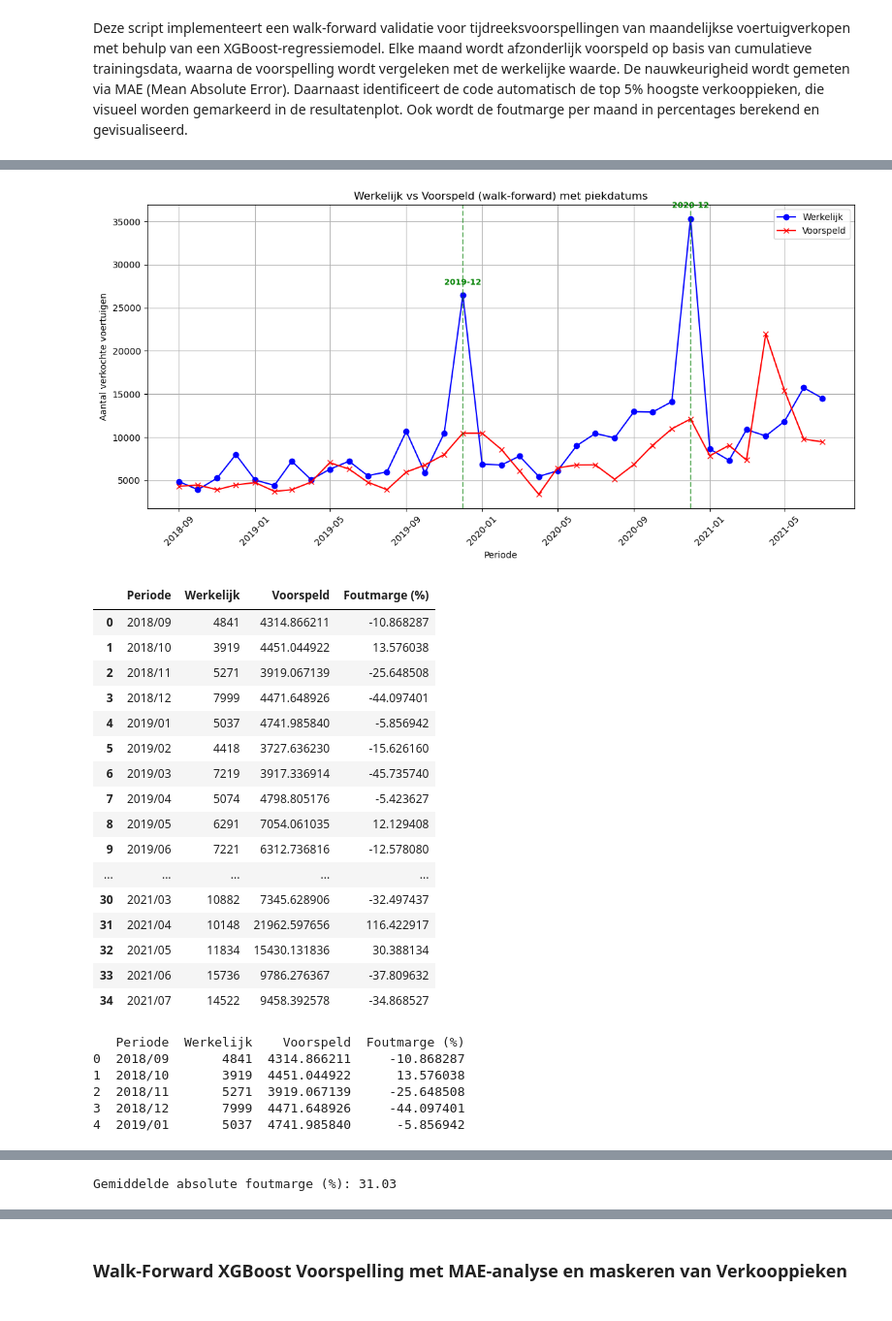
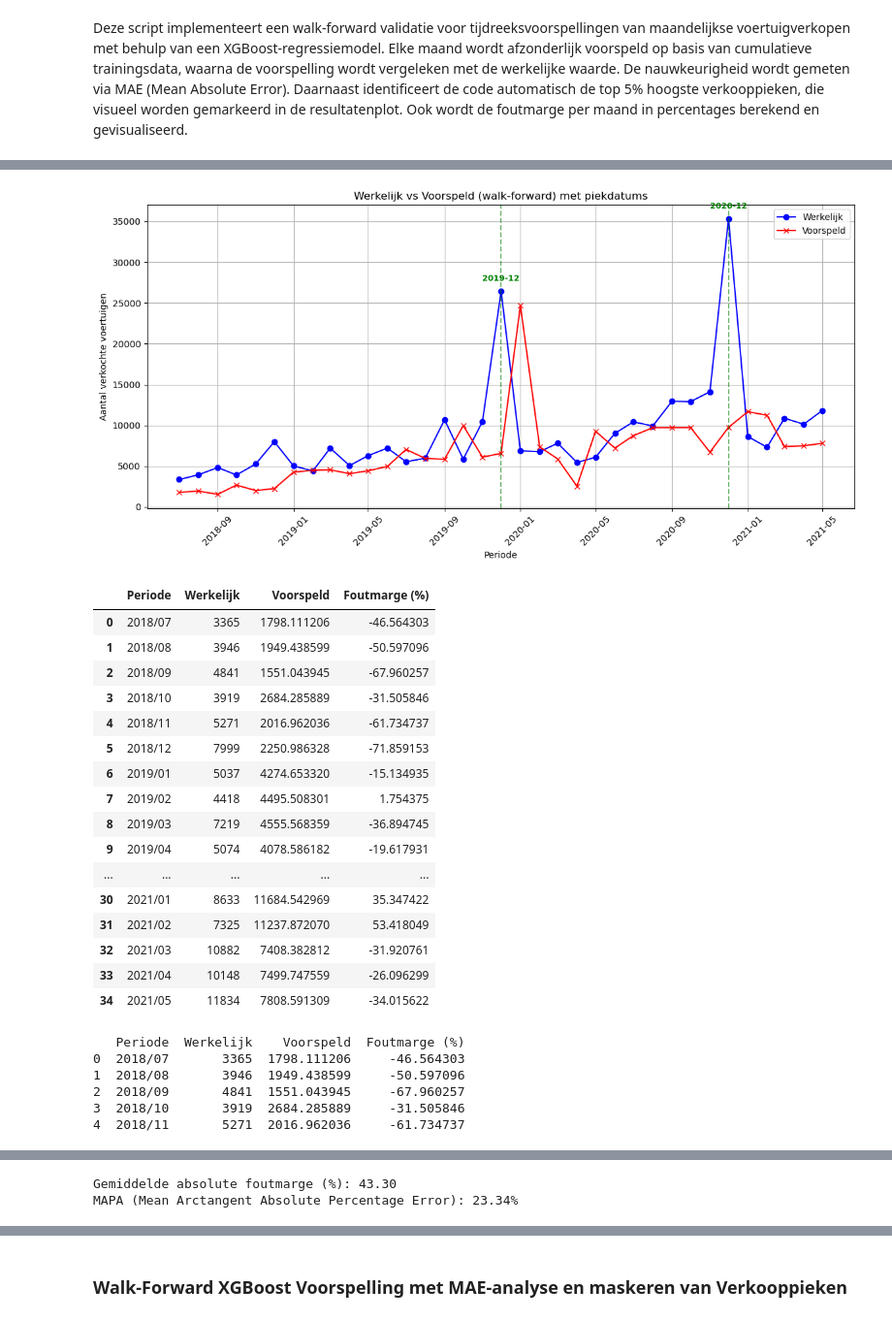
Before and after one commit to DylanHaaz/Tryhard, a Jupyter notebook: v4 _Google_trend/Xgboost _trend.ipynb, the cells around one changed output, grey strips where cells are left out. Shown at 97% size. Saved outputs shown, nothing was run; the diff lists cells and outputs as text; code cells hidden in the pictures.

```diff
--- a/v4 _Google_trend/Xgboost _trend.ipynb
+++ b/v4 _Google_trend/Xgboost _trend.ipynb
@@ -66,8 +66,8 @@ test_df.to_csv(test_output_path, index=False)
 Deze sectie visualiseert de onderlinge verbanden tussen numerieke variabelen in de trainingset via een correlatiematrix-heatmap en een pairplot
 # %%
 # Lees de train- en testdataframes opnieuw in vanaf CSV
-train_df = pd.read_csv(r"E:\Nieuw dataset\Joined trends\train_trend.csv")
-test_df = pd.read_csv(r"E:\Nieuw dataset\Joined trends\test_trend.csv")
+train_df = pd.read_csv(r"E:\Nieuw dataset\Joined trends\train_trend_All.csv")
+test_df = pd.read_csv(r"E:\Nieuw dataset\Joined trends\test_trend_All.csv")
 
 # Toon de eerste rijen van beide dataframes
 display(train_df.head())
@@ -95,0 +153,27 @@ plt.show()
+# %%
+import matplotlib.pyplot as plt
+
+# Parameters
+window = 12
+target_col = 'Totaal_verkochte_wegvoertuigen'
+ev_col = 'EV: (Nederland)'
+exclude_cols = ['Periode', 'Set']
+
+# Genereer rolling correlations
+rolling_corrs_train = rolling_corrs(train_df, target_col, window, exclude_cols)
+
+# Verwijder EV zelf uit de lijst om mee te vergelijken
+feature_cols = [col for col in rolling_corrs_train.columns if col not in ['Periode', ev_col]]
+
+# Plot voor elke feature samen met EV
+for feature in feature_cols:
+    plt.figure(figsize=(14, 4))
+    plt.plot(rolling_corrs_train['Periode'], rolling_corrs_train[ev_col], label='EV: (Nederland)', linewidth=3, color='black')
+    plt.plot(rolling_corrs_train['Periode'], rolling_corrs_train[feature], label=feature, linewidth=1.5)
+    plt.title(f'Rolling correlation met target: EV vs {feature}')
+    plt.xlabel('Periode')
+    plt.ylabel('Correlatie')
+    plt.xticks(rotation=45)
+    plt.legend()
+    plt.tight_layout()
+    plt.show()
@@ -217,4 +304,8 @@ plt.show()  # Show plot
 # Bereken en print de gemiddelde foutmarge %
 gem_foutmarge_pct = np.mean(np.abs(foutmarge_pct))
 print(f"Gemiddelde absolute foutmarge (%): {gem_foutmarge_pct:.2f}")
+# Bereken de MAPA (Mean Arctangent Absolute Percentage Error)
+mape = np.abs((np.array(predictions) - valy) / valy)
+mapa = np.mean(np.arctan(mape)) * (100 / (np.pi / 2))
+print(f"MAPA (Mean Arctangent Absolute Percentage Error): {mapa:.2f}%")
 # %% [output]
@@ -235,27 +326,27 @@ Overall MAE op validatieset: 3661.21
 Piekdatums (top 5% werkelijke verkopen):
 - 2019-12
 - 2020-12
-[figure, old version]
+[figure, new version]
 |  | Periode | Werkelijk | Voorspeld | Foutmarge (%) |
-| 0 | 2018/09 | 4841 | 4314.866211 | -10.868287 |
-| 1 | 2018/10 | 3919 | 4451.044922 | 13.576038 |
-| 2 | 2018/11 | 5271 | 3919.067139 | -25.648508 |
-| 3 | 2018/12 | 7999 | 4471.648926 | -44.097401 |
-| 4 | 2019/01 | 5037 | 4741.985840 | -5.856942 |
-| 5 | 2019/02 | 4418 | 3727.636230 | -15.626160 |
-| 6 | 2019/03 | 7219 | 3917.336914 | -45.735740 |
-| 7 | 2019/04 | 5074 | 4798.805176 | -5.423627 |
-| 8 | 2019/05 | 6291 | 7054.061035 | 12.129408 |
-| 9 | 2019/06 | 7221 | 6312.736816 | -12.578080 |
+| 0 | 2018/07 | 3365 | 1798.111206 | -46.564303 |
+| 1 | 2018/08 | 3946 | 1949.438599 | -50.597096 |
+| 2 | 2018/09 | 4841 | 1551.043945 | -67.960257 |
+| 3 | 2018/10 | 3919 | 2684.285889 | -31.505846 |
+| 4 | 2018/11 | 5271 | 2016.962036 | -61.734737 |
+| 5 | 2018/12 | 7999 | 2250.986328 | -71.859153 |
+| 6 | 2019/01 | 5037 | 4274.653320 | -15.134935 |
+| 7 | 2019/02 | 4418 | 4495.508301 | 1.754375 |
+| 8 | 2019/03 | 7219 | 4555.568359 | -36.894745 |
+| 9 | 2019/04 | 5074 | 4078.586182 | -19.617931 |
 | ... | ... | ... | ... | ... |
-| 30 | 2021/03 | 10882 | 7345.628906 | -32.497437 |
-| 31 | 2021/04 | 10148 | 21962.597656 | 116.422917 |
-| 32 | 2021/05 | 11834 | 15430.131836 | 30.388134 |
-| 33 | 2021/06 | 15736 | 9786.276367 | -37.809632 |
-| 34 | 2021/07 | 14522 | 9458.392578 | -34.868527 |
+| 30 | 2021/01 | 8633 | 11684.542969 | 35.347422 |
+| 31 | 2021/02 | 7325 | 11237.872070 | 53.418049 |
+| 32 | 2021/03 | 10882 | 7408.382812 | -31.920761 |
+| 33 | 2021/04 | 10148 | 7499.747559 | -26.096299 |
+| 34 | 2021/05 | 11834 | 7808.591309 | -34.015622 |
    Periode  Werkelijk    Voorspeld  Foutmarge (%)
-0  2018/09       4841  4314.866211     -10.868287
-1  2018/10       3919  4451.044922      13.576038
-2  2018/11       5271  3919.067139     -25.648508
-3  2018/12       7999  4471.648926     -44.097401
-4  2019/01       5037  4741.985840      -5.856942
+0  2018/07       3365  1798.111206     -46.564303
+1  2018/08       3946  1949.438599     -50.597096
+2  2018/09       4841  1551.043945     -67.960257
+3  2018/10       3919  2684.285889     -31.505846
+4  2018/11       5271  2016.962036     -61.734737
@@ -263 +354,2 @@ Piekdatums (top 5% werkelijke verkopen):
-Gemiddelde absolute foutmarge (%): 31.03
+Gemiddelde absolute foutmarge (%): 43.30
+MAPA (Mean Arctangent Absolute Percentage Error): 23.34%
```
Also changed, not shown: parts of 18 cells of this notebook, 5 other files.
